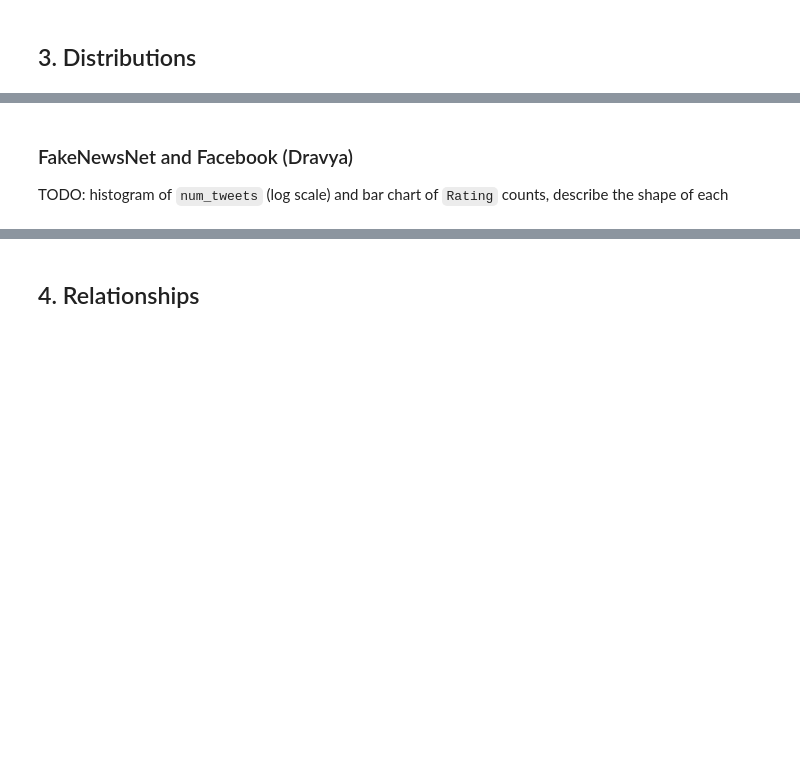
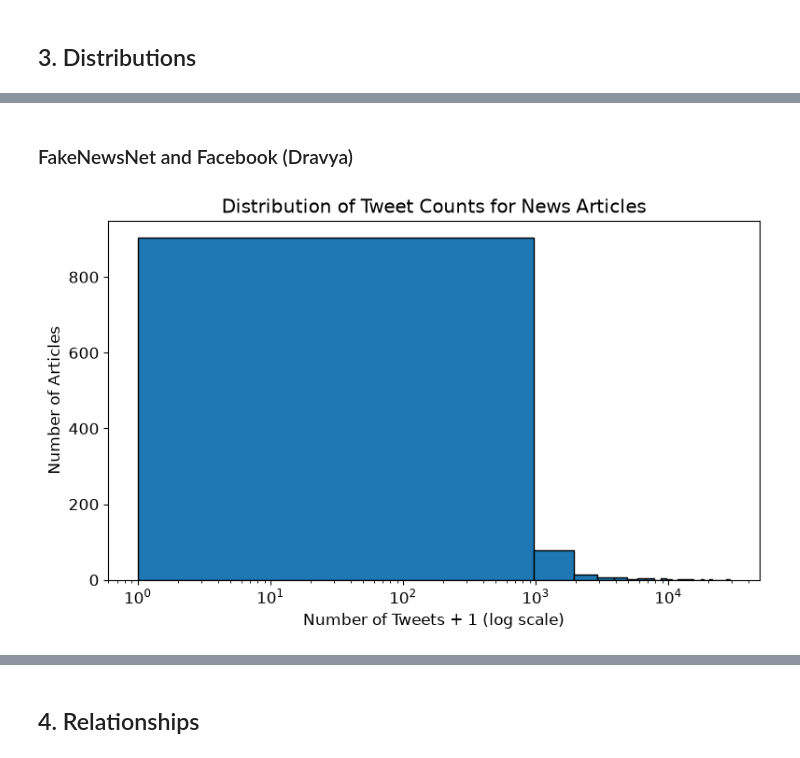
Before and after one commit to kp5036/CS418_Social_Media, a Jupyter notebook: eda.ipynb, the cells around one changed output, grey strips where cells are left out. Cells and saved outputs as stored; diff of their text form; code cells hidden in the pictures; blank space fills up the shorter version.

Commit message:
EDA: tweet counts and Facebook shares by fake vs real

```diff
--- a/eda.ipynb
+++ b/eda.ipynb
@@ -139,5 +282,16 @@ plt.show()
 # %% [markdown]
 ### FakeNewsNet and Facebook (Dravya)
-TODO: histogram of `num_tweets` (log scale) and bar chart of `Rating` counts, describe the shape of each
 # %%
 # Dravya: num_tweets histogram
+plt.figure(figsize=(9, 5))
+
+plt.hist(news_clean["num_tweets"] + 1, bins=30, edgecolor="black")
+plt.xscale("log")
+
+plt.title("Distribution of Tweet Counts for News Articles")
+plt.xlabel("Number of Tweets + 1 (log scale)")
+plt.ylabel("Number of Articles")
+
+plt.show()
+# %% [output]
+[figure, added]
```
Also changed, not shown: parts of 29 cells of this notebook.
